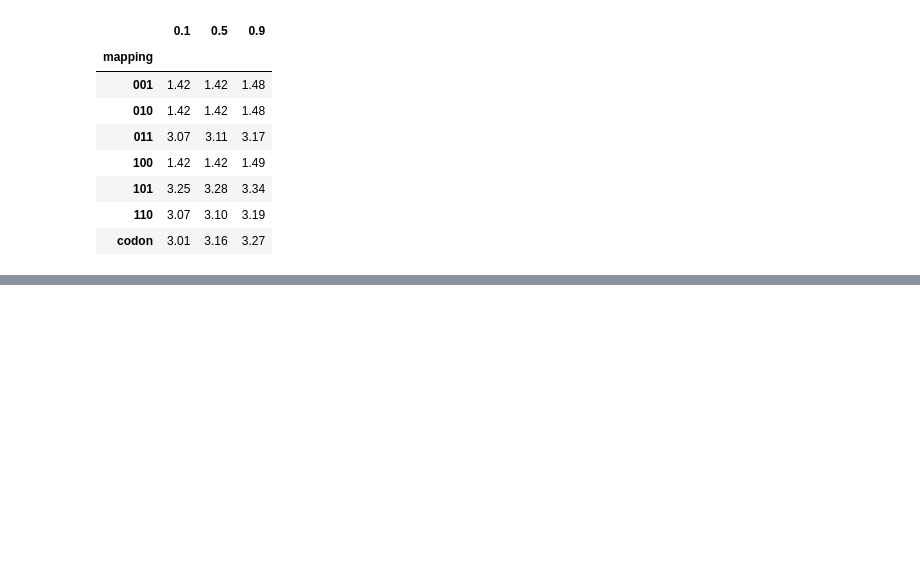
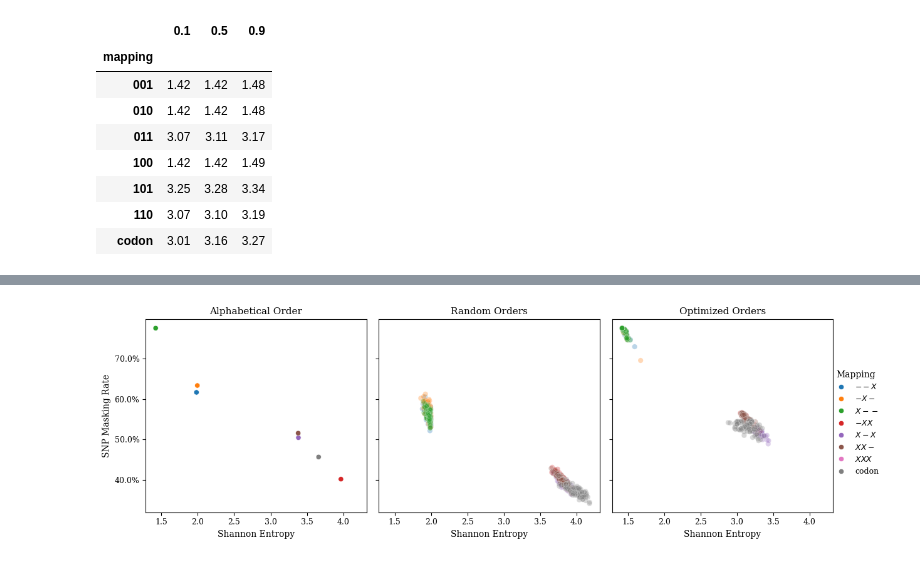
Before and after one commit to treangenlab/mft-analyses, a Jupyter notebook: Table1/table1.ipynb, the cells around one changed output, grey strips where cells are left out. Cells and saved outputs as stored; diff of their text form; code cells hidden in the pictures; blank space fills up the shorter version.

```diff
--- a/Table1/table1.ipynb
+++ b/Table1/table1.ipynb
@@ -113,3 +113,11 @@ optimized_orders.groupby('mapping')['entropy'].quantile([0.10, 0.5, 0.90]).unsta
 | 101 | 3.25 | 3.28 | 3.34 |
 | 110 | 3.07 | 3.10 | 3.19 |
 | codon | 3.01 | 3.16 | 3.27 |
+# %%
+mask = results.apply(
+    lambda row: (row['ordering'] != 'k3_alphabetical') and (row['mapping'] in row['ordering']),
+    axis=1
+)
+
+filtered_results_optimized = results[mask]
+filtered_results_optimized
@@ -115,0 +138,8 @@ optimized_orders.groupby('mapping')['entropy'].quantile([0.10, 0.5, 0.90]).unsta
+# %%
+mask = results.apply(
+    lambda row: (row['ordering'] != 'k3_alphabetical') and (not ('_' in row['ordering'])),
+    axis=1
+)
+
+filtered_results_random = results[mask]
+filtered_results_random
@@ -115,0 +160,3 @@ optimized_orders.groupby('mapping')['entropy'].quantile([0.10, 0.5, 0.90]).unsta
+# %%
+alphabetical = results[results['ordering'] == 'k3_alphabetical']
+alphabetical
@@ -115,0 +172,57 @@ optimized_orders.groupby('mapping')['entropy'].quantile([0.10, 0.5, 0.90]).unsta
+# %%
+import seaborn as sns
+import matplotlib.pyplot as plt
+import matplotlib.ticker as mtick
+
+hue_order = ['001', '010', '100', '011', '101', '110', '111', 'codon']
+custom_labels = [r'$--X$', r'$-X-$', r'$X--$', r'$-XX$', r'$X-X$', r'$XX-$', r'$XXX$', 'codon']
+
+plt.rcParams.update({
+    "font.family": "serif",
+    "font.serif": ["Times New Roman", "DejaVu Serif", "Times"],
+    "font.size": 10,
+    "axes.titlesize": 11,
+    "axes.labelsize": 10,
+    "legend.fontsize": 9,
+    "xtick.labelsize": 9,
+    "ytick.labelsize": 9,
+})
+
+fig, ax = plt.subplots(1, 3, figsize=(13, 4), sharey=True, sharex=True)
+
+# 1. Enable legend on the first plot just to capture the handles
+sns.scatterplot(data=alphabetical, x='entropy', y='global_masking_rate', hue='mapping',
+                ax=ax[0], hue_order=hue_order, legend='brief')
+
+# 2. Get the handles and labels, then remove the legend from ax[0]
+handles, labels = ax[0].get_legend_handles_labels()
+ax[0].get_legend().remove()
+
+# 3. Plot the others without internal legends
+sns.scatterplot(data=filtered_results_random, x='entropy', y='global_masking_rate', hue='mapping',
+                alpha=0.3, ax=ax[1], hue_order=hue_order, legend=False)
+sns.scatterplot(data=filtered_results_optimized, x='entropy', y='global_masking_rate', hue='mapping',
+                alpha=0.3, ax=ax[2], hue_order=hue_order, legend=False)
+
+# 4. Format Y-axis as Percentage (multiplies by 100 and adds %)
+for a in ax:
+    a.yaxis.set_major_formatter(mtick.PercentFormatter(1.0))
+    a.set_xlabel('Shannon Entropy')
+
+ax[0].set_ylabel('SNP Masking Rate')
+ax[0].set_title('Alphabetical Order')
+ax[1].set_title('Random Orders')
+ax[2].set_title('Optimized Orders')
+
+# 5. Create the global legend
+fig.legend(handles, custom_labels, title='Mapping', loc='center left', bbox_to_anchor=(0.9, 0.5), frameon=False)
+
+plt.tight_layout(rect=[0, 0, 0.92, 1])
+
+plt.savefig('order_performance_scatter.png', dpi=300, bbox_inches='tight')
+plt.savefig('order_performance_scatter.pdf', dpi=300, bbox_inches='tight')
+plt.savefig('order_performance_scatter.svg', dpi=300, bbox_inches='tight')
+
+plt.show()
+# %% [output]
+[figure, added]
```
Also changed, not shown: parts of 3 cells of this notebook, 1 other file.
